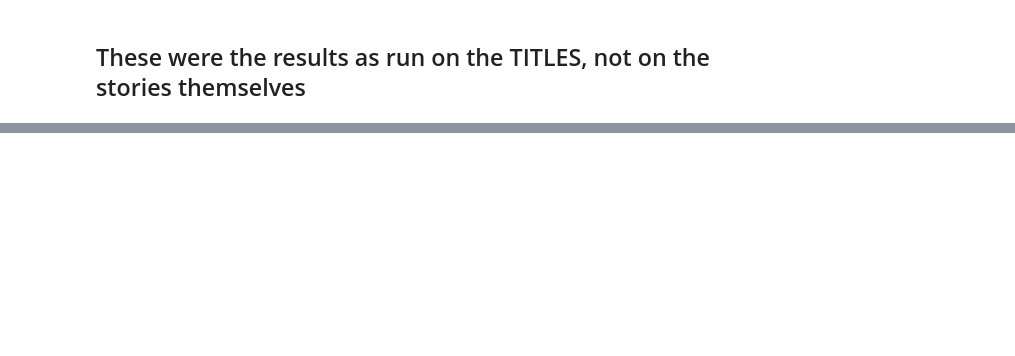
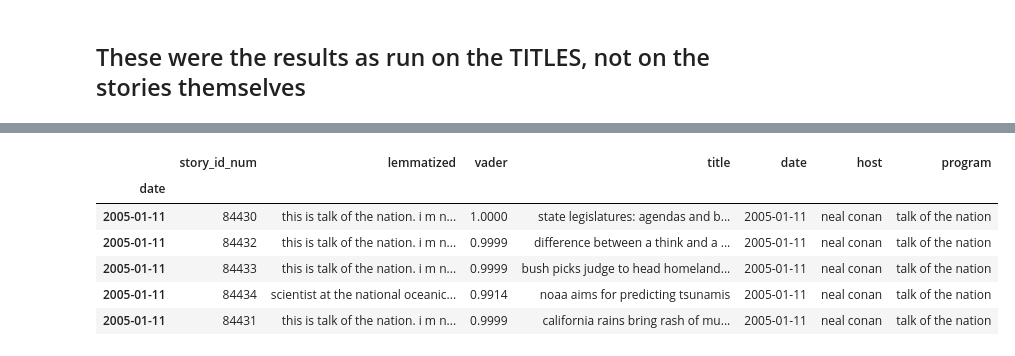
Before and after one commit to npr-nlp/npr-nlp-project, a Jupyter notebook: Brian_LDA_modeling_exploration.ipynb, the cells around one changed output, grey strips where cells are left out. Cells and saved outputs as stored; diff of their text form; code cells hidden in the pictures; blank space fills up the shorter version.

```diff
--- a/Brian_LDA_modeling_exploration.ipynb
+++ b/Brian_LDA_modeling_exploration.ipynb
@@ -782,0 +799,10 @@ Name: Coherence, dtype: float64
+# %%
+tsa.head()
+# %% [output]
+|  | story_id_num | lemmatized | vader | title | date | host | program |
+| date |  |  |  |  |  |  |  |
+| 2005-01-11 | 84430 | this is talk of the nation. i m n... | 1.0000 | state legislatures: agendas and b... | 2005-01-11 | neal conan | talk of the nation |
+| 2005-01-11 | 84432 | this is talk of the nation. i m n... | 0.9999 | difference between a think and a ... | 2005-01-11 | neal conan | talk of the nation |
+| 2005-01-11 | 84433 | this is talk of the nation. i m n... | 0.9999 | bush picks judge to head homeland... | 2005-01-11 | neal conan | talk of the nation |
+| 2005-01-11 | 84434 | scientist at the national oceanic... | 0.9914 | noaa aims for predicting tsunamis | 2005-01-11 | neal conan | talk of the nation |
+| 2005-01-11 | 84431 | this is talk of the nation. i m n... | 0.9999 | california rains bring rash of mu... | 2005-01-11 | neal conan | talk of the nation |
```
Also changed, not shown: parts of 54 cells of this notebook, 6 other files.
